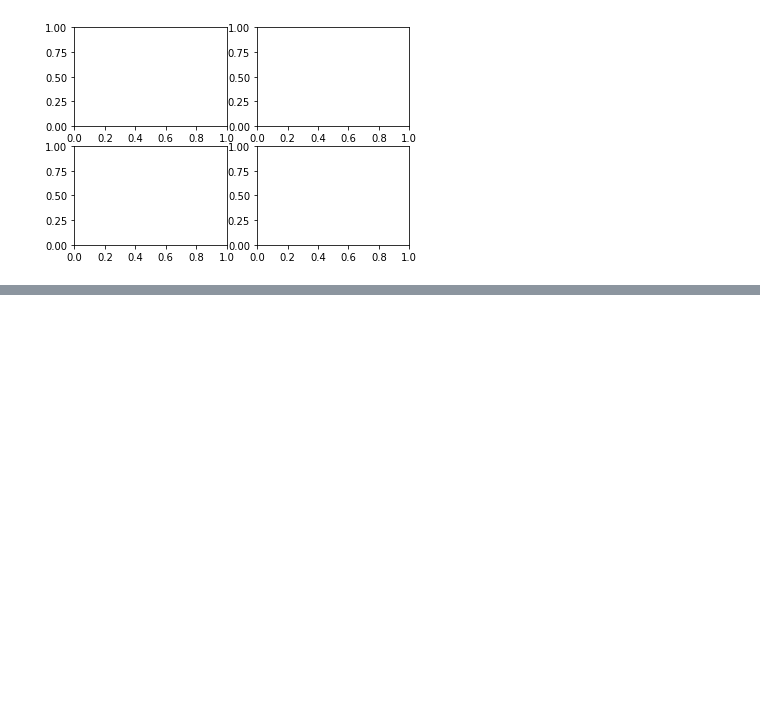
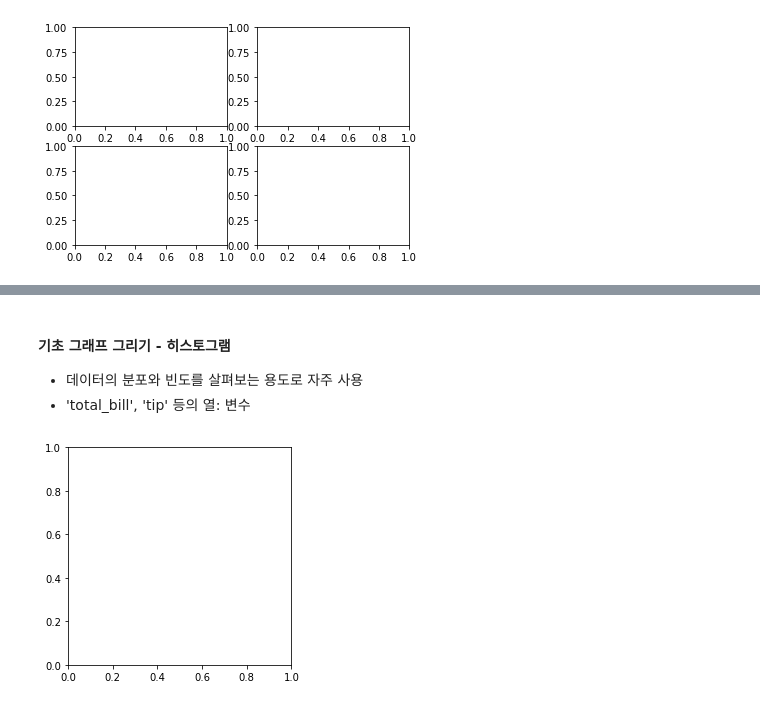
Before and after one commit to moman05/StudyPandas, a Jupyter notebook: 03_pandas_그래프.ipynb, the cells around one changed output, grey strips where cells are left out. Saved outputs shown, nothing was run; the diff lists cells and outputs as text; code cells hidden in the pictures; blank space fills up the shorter version.

```diff
--- a/03_pandas_그래프.ipynb
+++ b/03_pandas_그래프.ipynb
@@ -59,0 +126,10 @@ fig
+# %% [markdown]
+#### 기초 그래프 그리기 - 히스토그램
+ - 데이터의 분포와 빈도를 살펴보는 용도로 자주 사용
+ - 'total_bill', 'tip' 등의 열: 변수
+# %%
+# 기본 틀(figure)을 준비하고 그래프 격자 구성
+fig = plt.figure(figsize=(4,4)) #figsize=(5,5), dpi=1000
+axes1 = fig.add_subplot(1,1,1)
+# %% [output]
+[figure, added]
```
Also changed, not shown: parts of 51 cells of this notebook, 1 other file.
